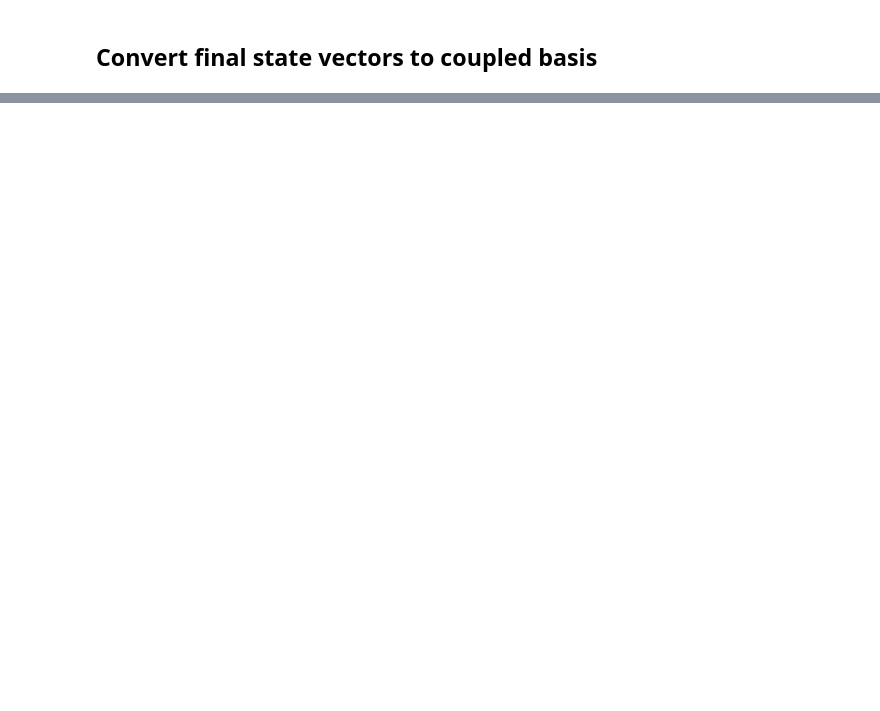
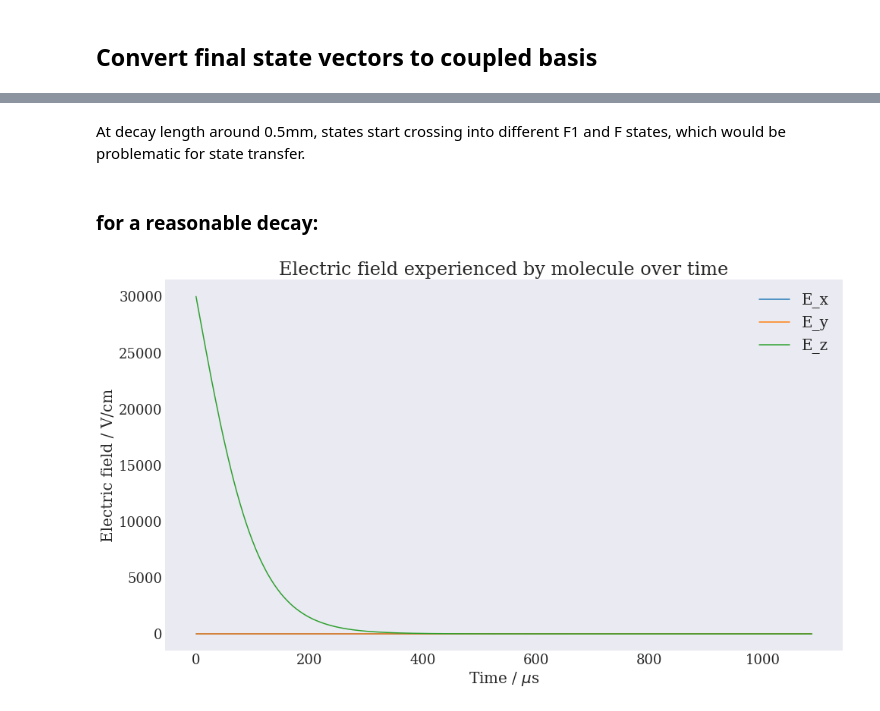
Before and after one commit to otimgren/centrex-state-prep, a Jupyter notebook: examples/State evolution for experimental testing of SPA.ipynb, the cells around one changed output, grey strips where cells are left out. Drawn from its saved outputs; the diff is of its cells as text; code cells hidden in the pictures; blank space fills up the shorter version.

```diff
--- a/examples/State evolution for experimental testing of SPA.ipynb
+++ b/examples/State evolution for experimental testing of SPA.ipynb
@@ -170,0 +141,17 @@ final_state_triplet_p.make_real().print_state()
+# %% [markdown]
+At decay length around 0.5mm, states start crossing into different F1 and F states, which would be problematic for state transfer.
+# %% [markdown]
+### for a reasonable decay:
+# %%
+trajectory = Trajectory(Rini = np.array((0,0,0)), Vini = np.array((0,0,184.)), zfin = 2e-1)
+
+V1 = 30e3
+z1 = 0
+decayl = 2e-2
+E_R = lambda R: E_field_tanh(R, z0 = z1, V = V1, l = decayl  )
+electric_field = ElectricField(E_R)
+
+# Plot the electric field as a check:
+electric_field.plot(trajectory)
+# %% [output]
+[figure, added]
```
Also changed, not shown: parts of 48 cells of this notebook, 2 other files.
